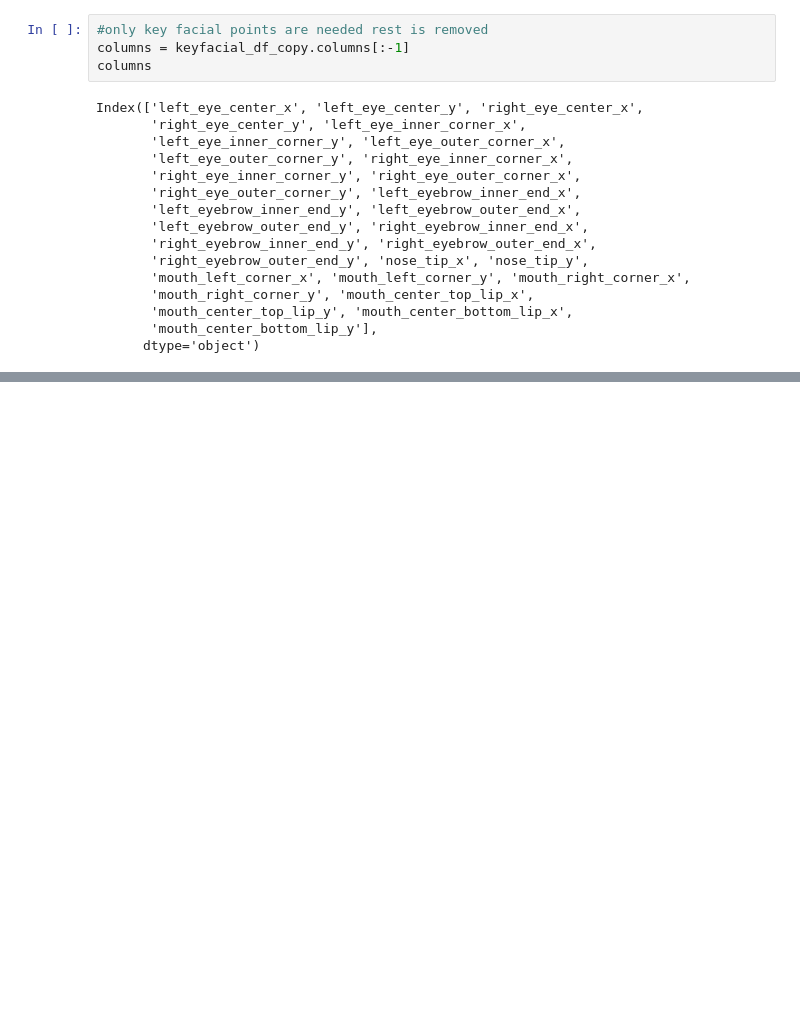
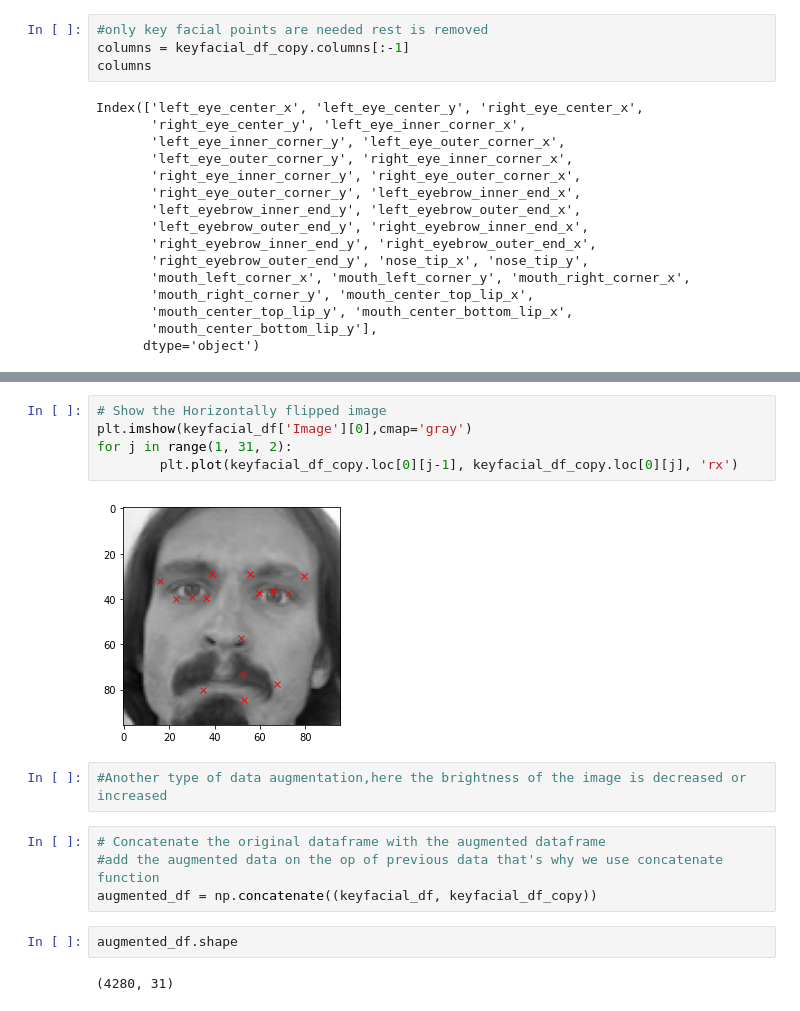
Before and after one commit to astha77-bot/Fizzog, a Jupyter notebook: Fizzog.ipynb, the cells around one changed output, grey strips where cells are left out. Drawn from its saved outputs; the diff is of its cells as text; blank space fills up the shorter version.

```diff
--- a/Fizzog.ipynb
+++ b/Fizzog.ipynb
@@ -174,0 +192,17 @@ Index(['left_eye_center_x', 'left_eye_center_y', 'right_eye_center_x',
+# %%
+# Show the Horizontally flipped image
+plt.imshow(keyfacial_df['Image'][0],cmap='gray')
+for j in range(1, 31, 2):
+        plt.plot(keyfacial_df_copy.loc[0][j-1], keyfacial_df_copy.loc[0][j], 'rx')
+# %% [output]
+[figure, added]
+# %%
+#Another type of data augmentation,here the brightness of the image is decreased or increased
+# %%
+# Concatenate the original dataframe with the augmented dataframe
+#add the augmented data on the op of previous data that's why we use concatenate function
+augmented_df = np.concatenate((keyfacial_df, keyfacial_df_copy))
+# %%
+augmented_df.shape
+# %% [output]
+(4280, 31)
```
Also changed, not shown: parts of 16 cells of this notebook.
